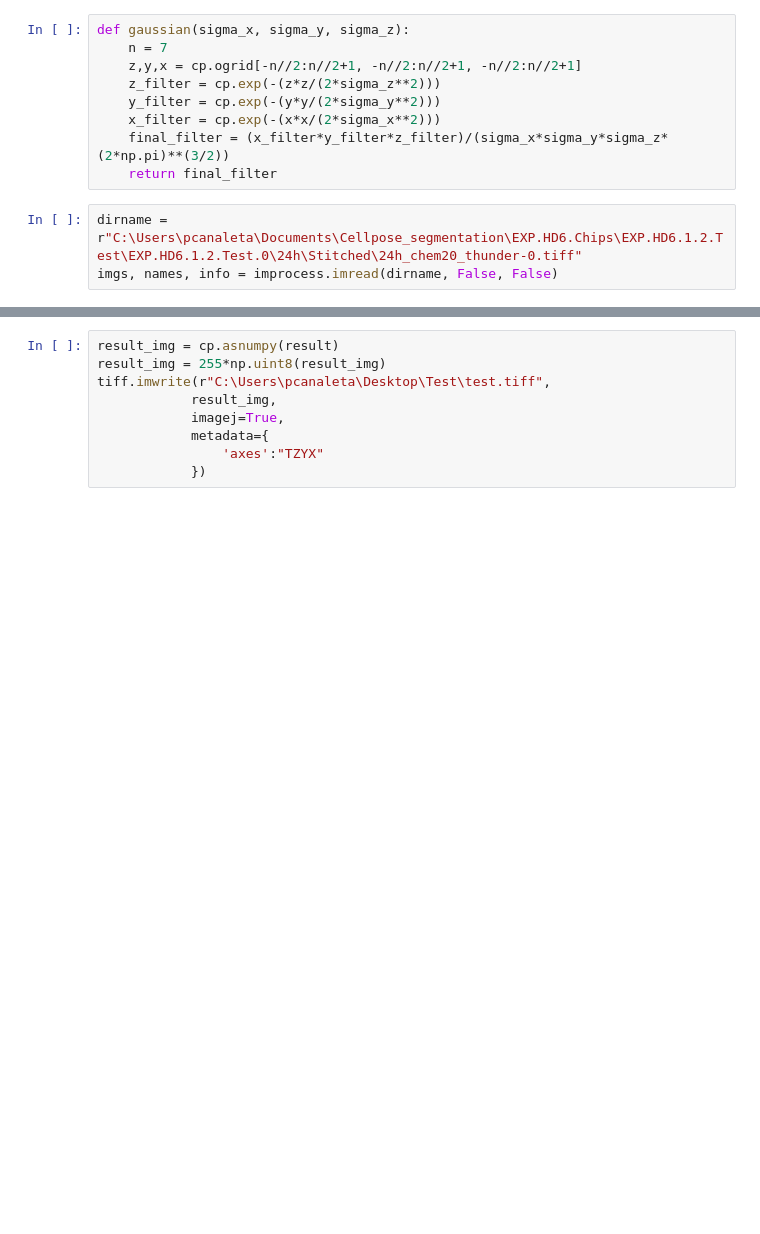
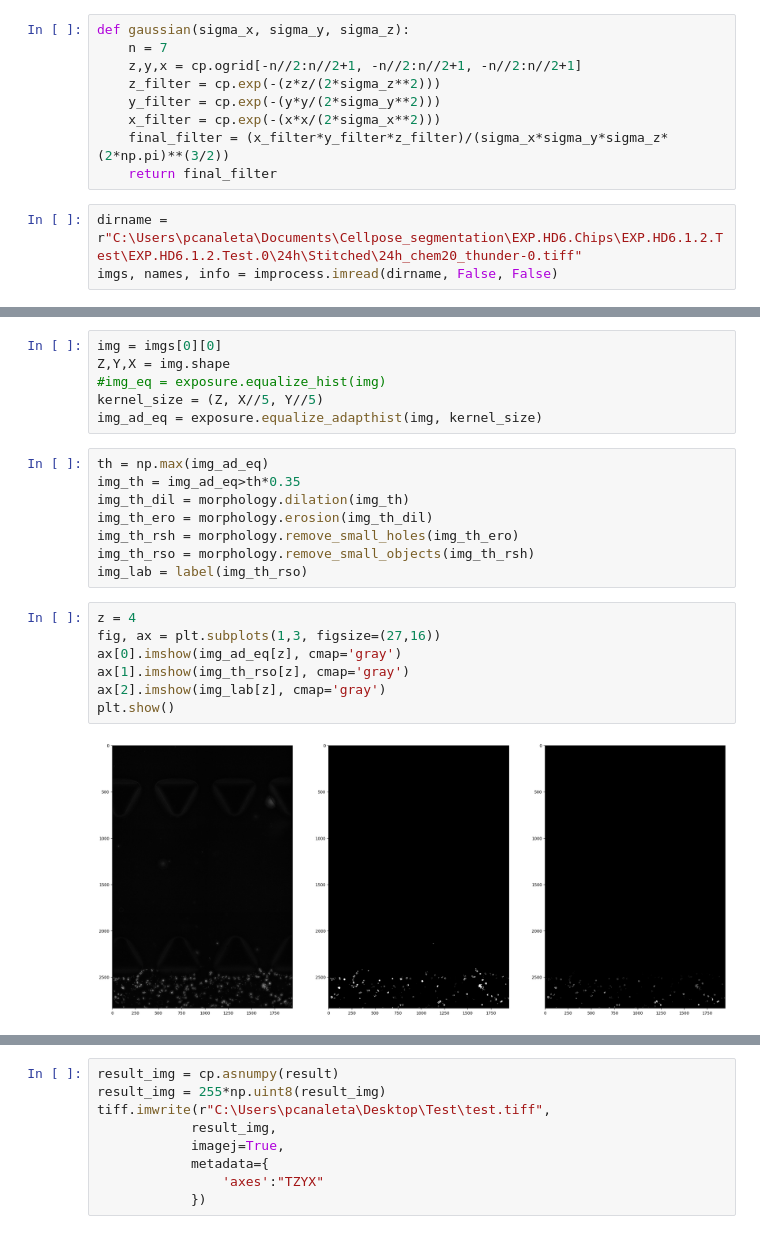
Before and after one commit to pcanaleta/tanalysis, a Jupyter notebook: test_functions.ipynb, the cells around one changed output, grey strips where cells are left out. Drawn from its saved outputs; the diff is of its cells as text; blank space fills up the shorter version.

```diff
--- a/test_functions.ipynb
+++ b/test_functions.ipynb
@@ -55,3 +73,26 @@ for img in imgs[0]:
+# %%
+img = imgs[0][0]
+Z,Y,X = img.shape
+#img_eq = exposure.equalize_hist(img)
+kernel_size = (Z, X//5, Y//5)
+img_ad_eq = exposure.equalize_adapthist(img, kernel_size)
+# %%
+th = np.max(img_ad_eq)
+img_th = img_ad_eq>th*0.35
+img_th_dil = morphology.dilation(img_th)
+img_th_ero = morphology.erosion(img_th_dil)
+img_th_rsh = morphology.remove_small_holes(img_th_ero)
+img_th_rso = morphology.remove_small_objects(img_th_rsh)
+img_lab = label(img_th_rso)
+# %%
+z = 4
+fig, ax = plt.subplots(1,3, figsize=(27,16))
+ax[0].imshow(img_ad_eq[z], cmap='gray')
+ax[1].imshow(img_th_rso[z], cmap='gray')
+ax[2].imshow(img_lab[z], cmap='gray')
+plt.show()
+# %% [output]
+[figure, added]
 # %%
 im = cp.asnumpy(result[0])
 
```
Also changed, not shown: parts of 4 cells of this notebook.
